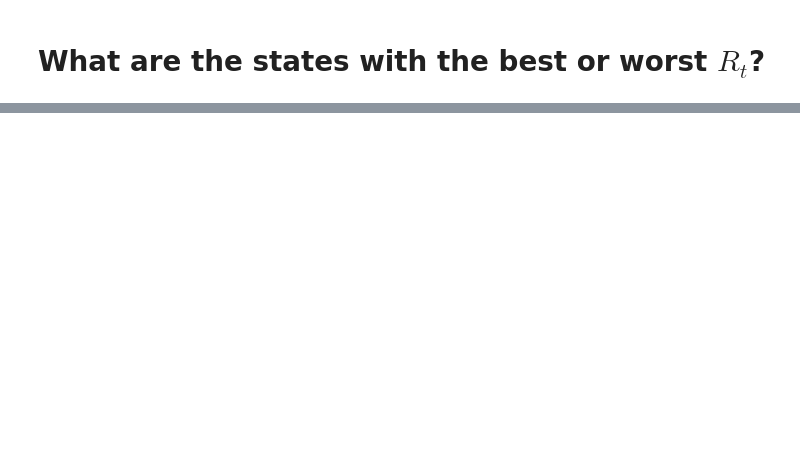
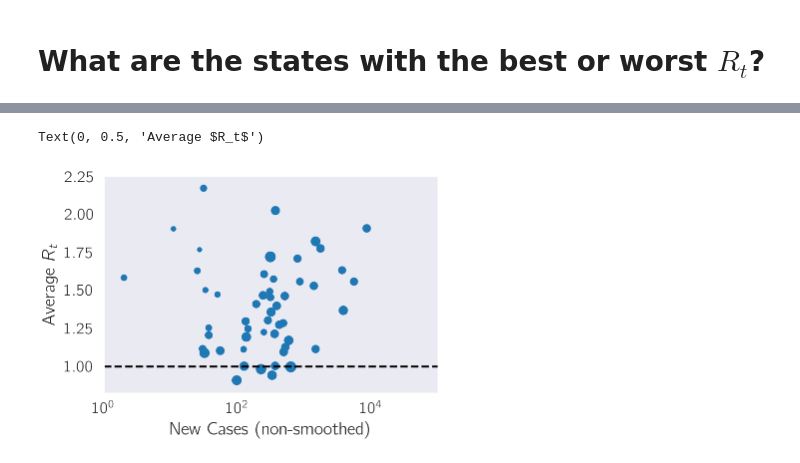
Before and after one commit to dangeles/dangeles.github.io, a Jupyter notebook: jupyter/covid19_rolling.ipynb, the cells around one changed output, grey strips where cells are left out. Drawn from its saved outputs; the diff is of its cells as text; code cells hidden in the pictures; blank space fills up the shorter version.

```diff
--- a/jupyter/covid19_rolling.ipynb
+++ b/jupyter/covid19_rolling.ipynb
@@ -345,0 +346,22 @@ _ = plt.xlabel(r'$R_t$ averaged for last 3 days')
+# %%
+df['newCases'] = df.groupby('state').cases.diff()
+tmp = df.groupby('state').last().merge(rdf, left_on='state', right_on='state')
+
+active = (df.groupby('state').cases.last() - df.groupby('state').cases.nth(-10)).reset_index()
+active['active'] = active.cases
+active['activeNormed'] = (df.groupby('state').normedPopCases.last() - df.groupby('state').normedPopCases.nth(-10)).values
+
+tmp = tmp.merge(active[['state', 'active', 'activeNormed']], left_on='state', right_on='state')
+tmp.r = tmp.r.astype(np.float64)
+
+plt.scatter(tmp.newCases, tmp.r, s=100 * np.sqrt(tmp.normedPopCases / tmp.normedPopCases.max()))
+
+plt.xlim(1, 10 ** 5)
+plt.axhline(1, ls='--', color='black')
+plt.xscale('log')
+
+plt.xlabel('New Cases (non-smoothed)')
+plt.ylabel('Average $R_t$')
+# %% [output]
+Text(0, 0.5, 'Average $R_t$')
+[figure, added]
```
Also changed, not shown: parts of 16 cells of this notebook, 3 other files.
